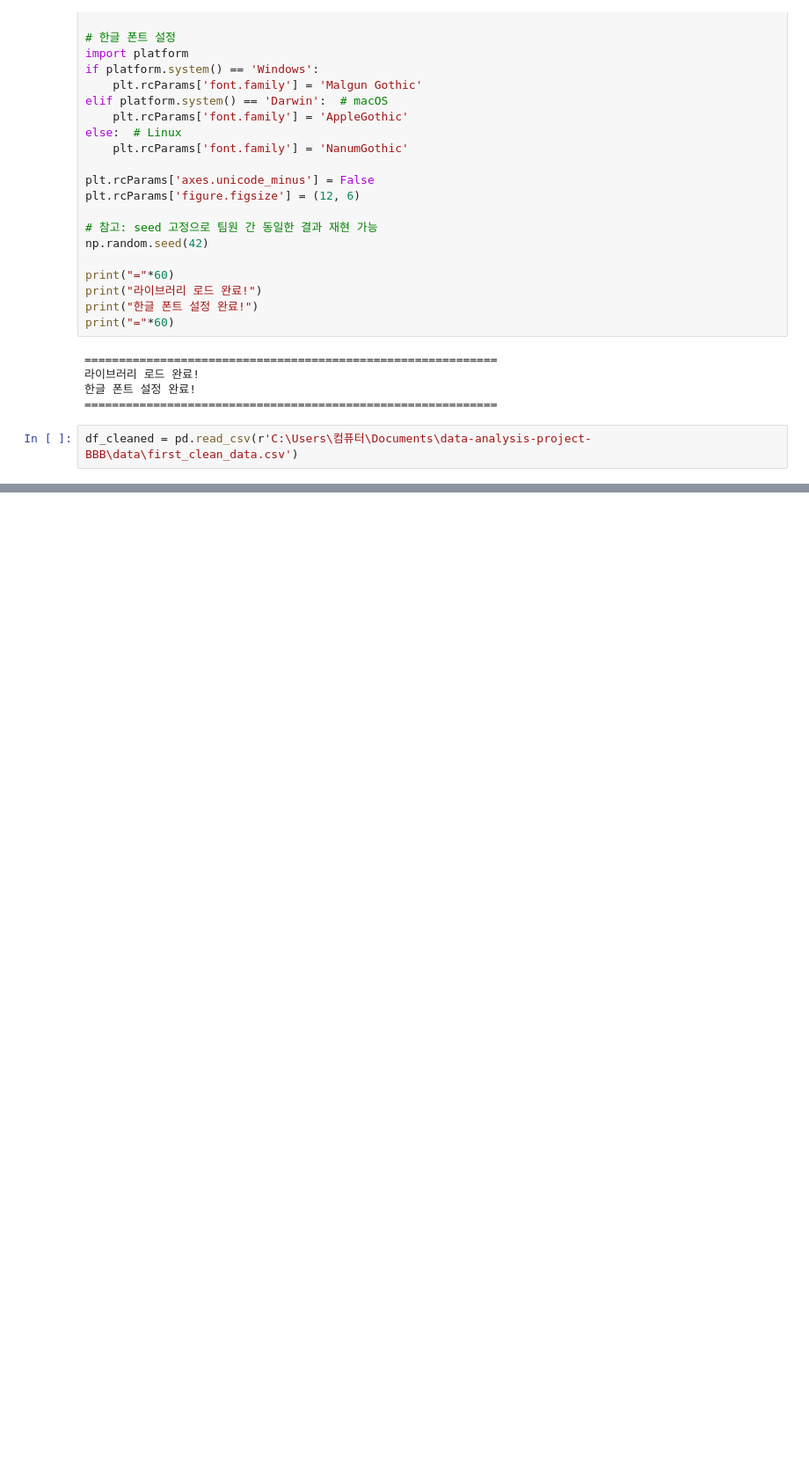
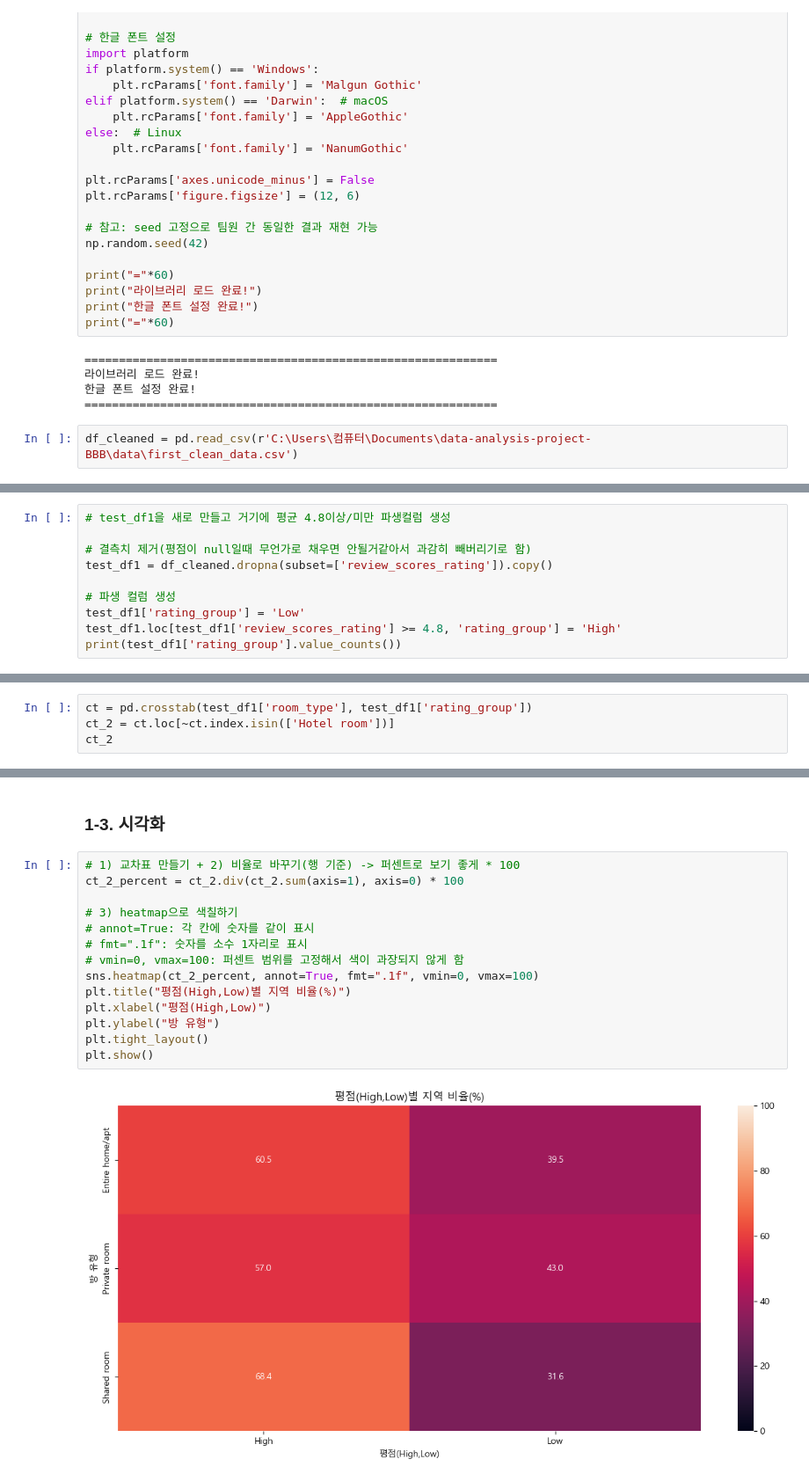
Before and after one commit to KyungminChang/data-analysis-project-BBB, a Jupyter notebook: 02_basic_statistics.ipynb, the cells around one changed output, grey strips where cells are left out. Shown at 88% size. Saved outputs shown, nothing was run; the diff lists cells and outputs as text; blank space fills up the shorter version.

```diff
--- a/02_basic_statistics.ipynb
+++ b/02_basic_statistics.ipynb
@@ -93,0 +96,10 @@ Name: review_scores_rating, dtype: float64
+# %%
+# test_df1을 새로 만들고 거기에 평균 4.8이상/미만 파생컬럼 생성
+
+# 결측치 제거(평점이 null일때 무언가로 채우면 안될거같아서 과감히 빼버리기로 함)
+test_df1 = df_cleaned.dropna(subset=['review_scores_rating']).copy()
+
+# 파생 컬럼 생성
+test_df1['rating_group'] = 'Low'
+test_df1.loc[test_df1['review_scores_rating'] >= 4.8, 'rating_group'] = 'High'
+print(test_df1['rating_group'].value_counts())
@@ -93,0 +157,4 @@ Name: review_scores_rating, dtype: float64
+# %%
+ct = pd.crosstab(test_df1['room_type'], test_df1['rating_group'])
+ct_2 = ct.loc[~ct.index.isin(['Hotel room'])]
+ct_2
@@ -93,0 +187,18 @@ Name: review_scores_rating, dtype: float64
+# %% [markdown]
+### 1-3. 시각화
+# %%
+# 1) 교차표 만들기 + 2) 비율로 바꾸기(행 기준) -> 퍼센트로 보기 좋게 * 100
+ct_2_percent = ct_2.div(ct_2.sum(axis=1), axis=0) * 100
+
+# 3) heatmap으로 색칠하기
+# annot=True: 각 칸에 숫자를 같이 표시
+# fmt=".1f": 숫자를 소수 1자리로 표시
+# vmin=0, vmax=100: 퍼센트 범위를 고정해서 색이 과장되지 않게 함
+sns.heatmap(ct_2_percent, annot=True, fmt=".1f", vmin=0, vmax=100)
+plt.title("평점(High,Low)별 지역 비율(%)")
+plt.xlabel("평점(High,Low)")
+plt.ylabel("방 유형")
+plt.tight_layout()
+plt.show()
+# %% [output]
+[figure, added]
```
Also changed, not shown: parts of 15 cells of this notebook, 1 other file.
